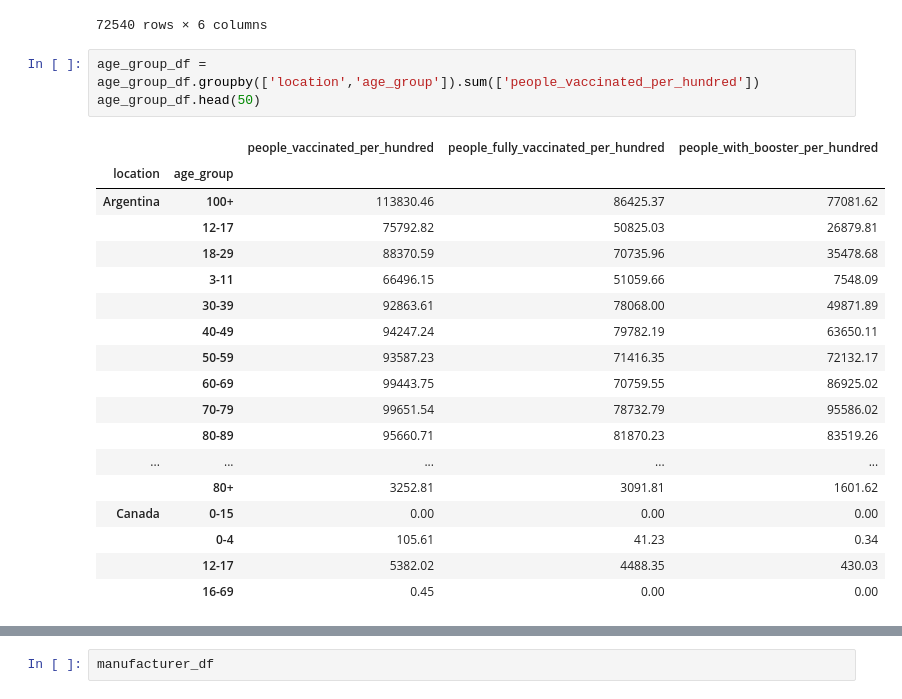
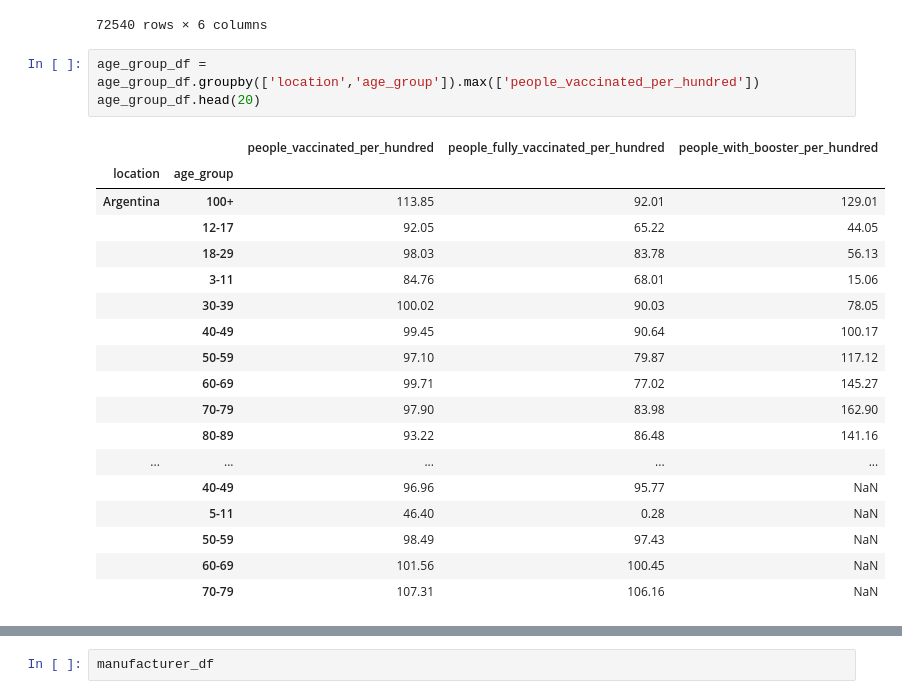
Before and after one commit to gburlew/Project-1, a Jupyter notebook: Notebooks/explore_notebook.ipynb, the cells around one changed output, grey strips where cells are left out. Drawn from its saved outputs; the diff is of its cells as text.

```diff
--- a/Notebooks/explore_notebook.ipynb
+++ b/Notebooks/explore_notebook.ipynb
@@ -34,24 +34,24 @@ age_group_df
 | 72539 | Uruguay | 2021-07-09 | 75+ | 88.18 | 74.81 | NaN |
 72540 rows × 6 columns
 # %%
-age_group_df = age_group_df.groupby(['location','age_group']).sum(['people_vaccinated_per_hundred'])
-age_group_df.head(50)
+age_group_df = age_group_df.groupby(['location','age_group']).max(['people_vaccinated_per_hundred'])
+age_group_df.head(20)
 # %% [output]
 |  |  | people_vaccinated_per_hundred | people_fully_vaccinated_per_hundred | people_with_booster_per_hundred |
 | location | age_group |  |  |  |
-| Argentina | 100+ | 113830.46 | 86425.37 | 77081.62 |
-|  | 12-17 | 75792.82 | 50825.03 | 26879.81 |
-|  | 18-29 | 88370.59 | 70735.96 | 35478.68 |
-|  | 3-11 | 66496.15 | 51059.66 | 7548.09 |
-|  | 30-39 | 92863.61 | 78068.00 | 49871.89 |
-|  | 40-49 | 94247.24 | 79782.19 | 63650.11 |
-|  | 50-59 | 93587.23 | 71416.35 | 72132.17 |
-|  | 60-69 | 99443.75 | 70759.55 | 86925.02 |
-|  | 70-79 | 99651.54 | 78732.79 | 95586.02 |
-|  | 80-89 | 95660.71 | 81870.23 | 83519.26 |
+| Argentina | 100+ | 113.85 | 92.01 | 129.01 |
+|  | 12-17 | 92.05 | 65.22 | 44.05 |
+|  | 18-29 | 98.03 | 83.78 | 56.13 |
+|  | 3-11 | 84.76 | 68.01 | 15.06 |
+|  | 30-39 | 100.02 | 90.03 | 78.05 |
+|  | 40-49 | 99.45 | 90.64 | 100.17 |
+|  | 50-59 | 97.10 | 79.87 | 117.12 |
+|  | 60-69 | 99.71 | 77.02 | 145.27 |
+|  | 70-79 | 97.90 | 83.98 | 162.90 |
+|  | 80-89 | 93.22 | 86.48 | 141.16 |
 | ... | ... | ... | ... | ... |
-|  | 80+ | 3252.81 | 3091.81 | 1601.62 |
-| Canada | 0-15 | 0.00 | 0.00 | 0.00 |
-|  | 0-4 | 105.61 | 41.23 | 0.34 |
-|  | 12-17 | 5382.02 | 4488.35 | 430.03 |
-|  | 16-69 | 0.45 | 0.00 | 0.00 |
+|  | 40-49 | 96.96 | 95.77 | NaN |
+|  | 5-11 | 46.40 | 0.28 | NaN |
+|  | 50-59 | 98.49 | 97.43 | NaN |
+|  | 60-69 | 101.56 | 100.45 | NaN |
+|  | 70-79 | 107.31 | 106.16 | NaN |
```
Also changed, not shown: parts of 5 cells of this notebook.
